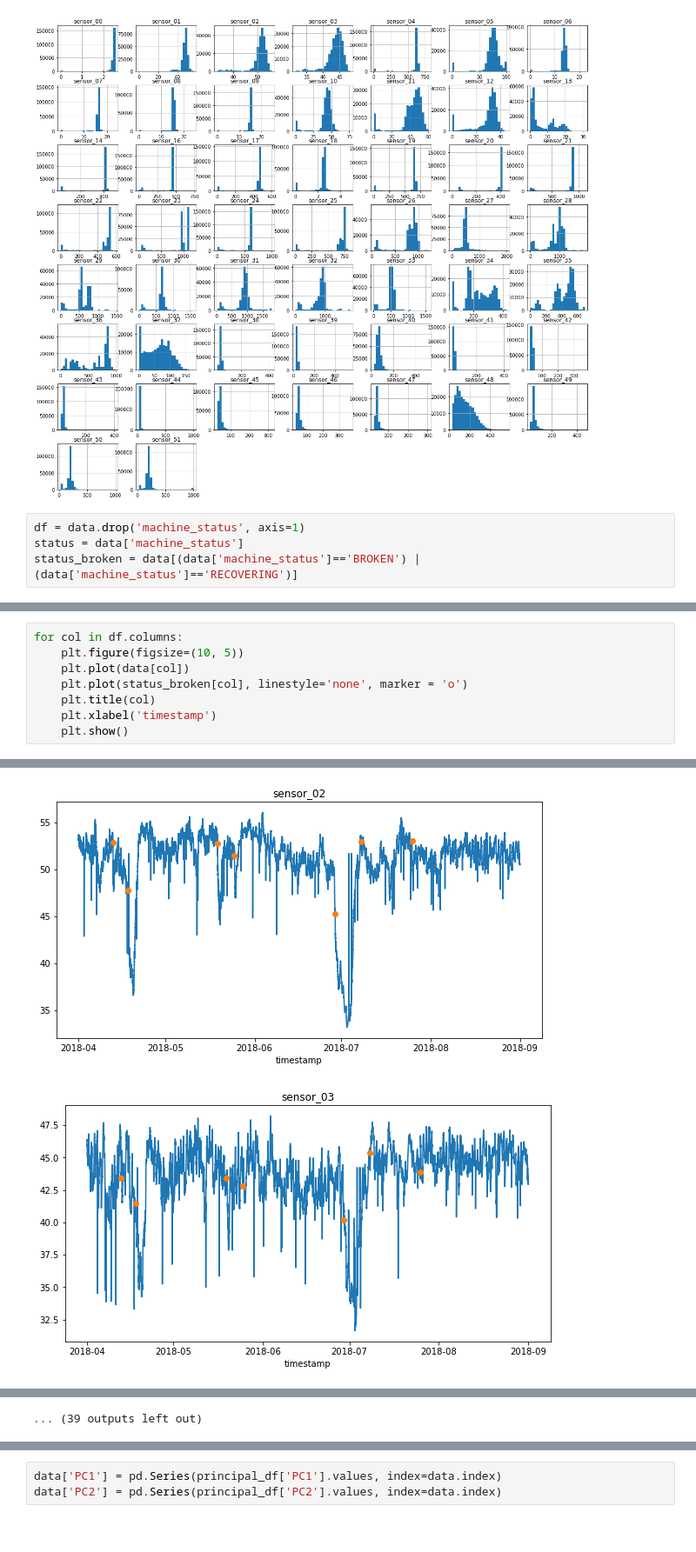
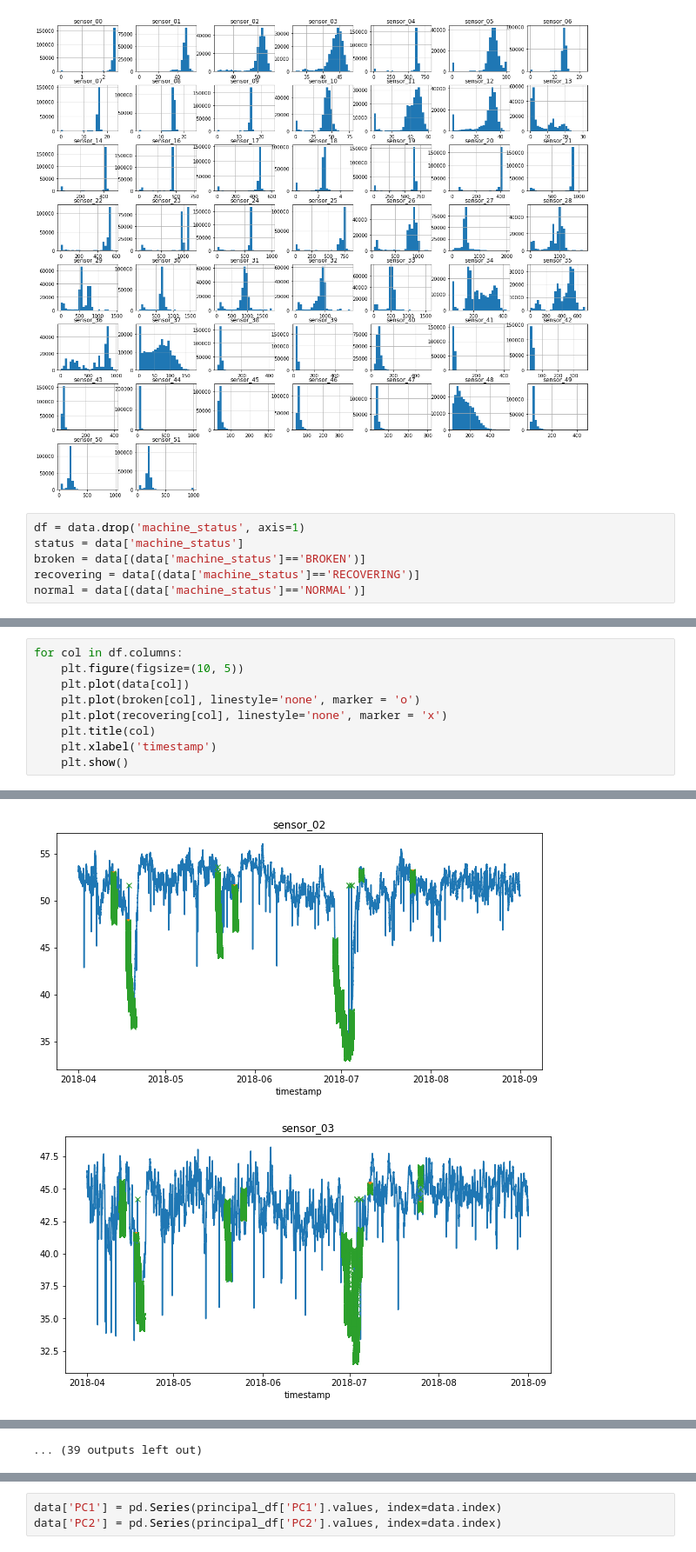
Before and after one commit to richasethi3/Anomaly_detection, a Jupyter notebook: Anomaly_detection.ipynb, the cells around one changed output, grey strips where cells are left out. Shown at 87% size. Cells and saved outputs as stored; diff of their text form.

```diff
--- a/Anomaly_detection.ipynb
+++ b/Anomaly_detection.ipynb
@@ -149,4 +150,6 @@ plt.show()
 # %%
 df = data.drop('machine_status', axis=1)
 status = data['machine_status']
-status_broken = data[(data['machine_status']=='BROKEN') | (data['machine_status']=='RECOVERING')]
+broken = data[(data['machine_status']=='BROKEN')]
+recovering = data[(data['machine_status']=='RECOVERING')]
+normal = data[(data['machine_status']=='NORMAL')]
@@ -161,7 +173,8 @@ plt.plot(status_broken['sensor_00'], linestyle='none', marker = 'o')
 for col in df.columns:
     plt.figure(figsize=(10, 5))
     plt.plot(data[col])
-    plt.plot(status_broken[col], linestyle='none', marker = 'o')
+    plt.plot(broken[col], linestyle='none', marker = 'o')
+    plt.plot(recovering[col], linestyle='none', marker = 'x')
     plt.title(col)
     plt.xlabel('timestamp')
     plt.show()
@@ -171,2 +184,2 @@ for col in df.columns:
-[figure, old version]
+[figure, new version]
-[figure, old version]
+[figure, new version]
```
Also changed, not shown: parts of 92 cells of this notebook.
